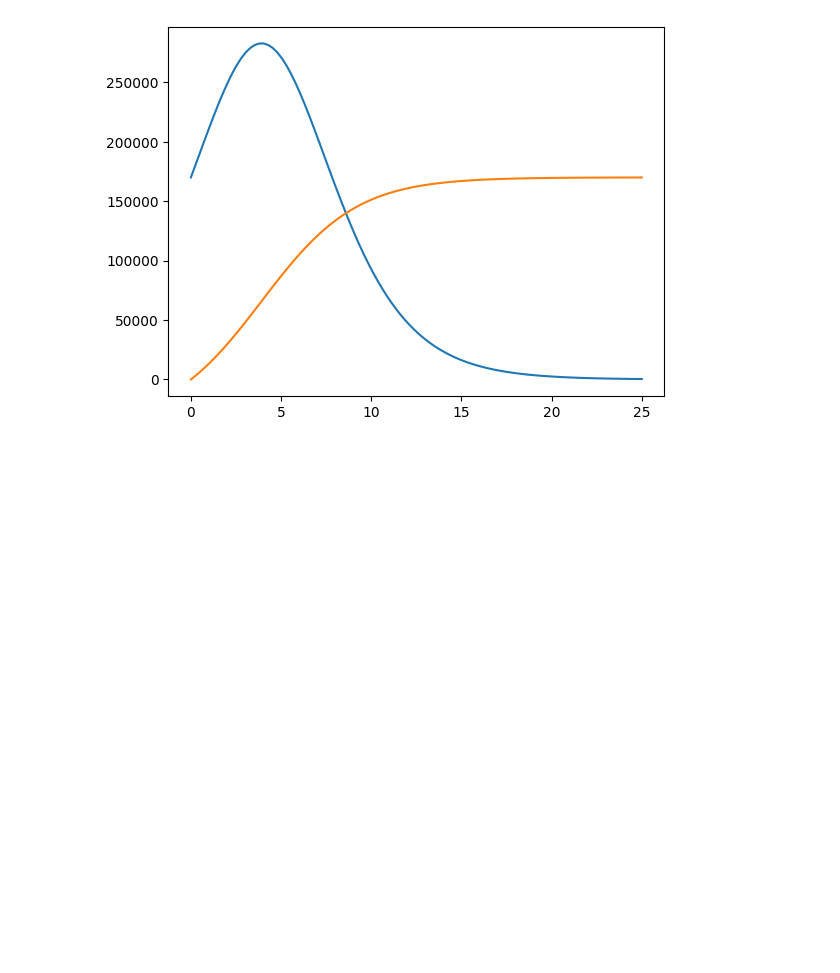
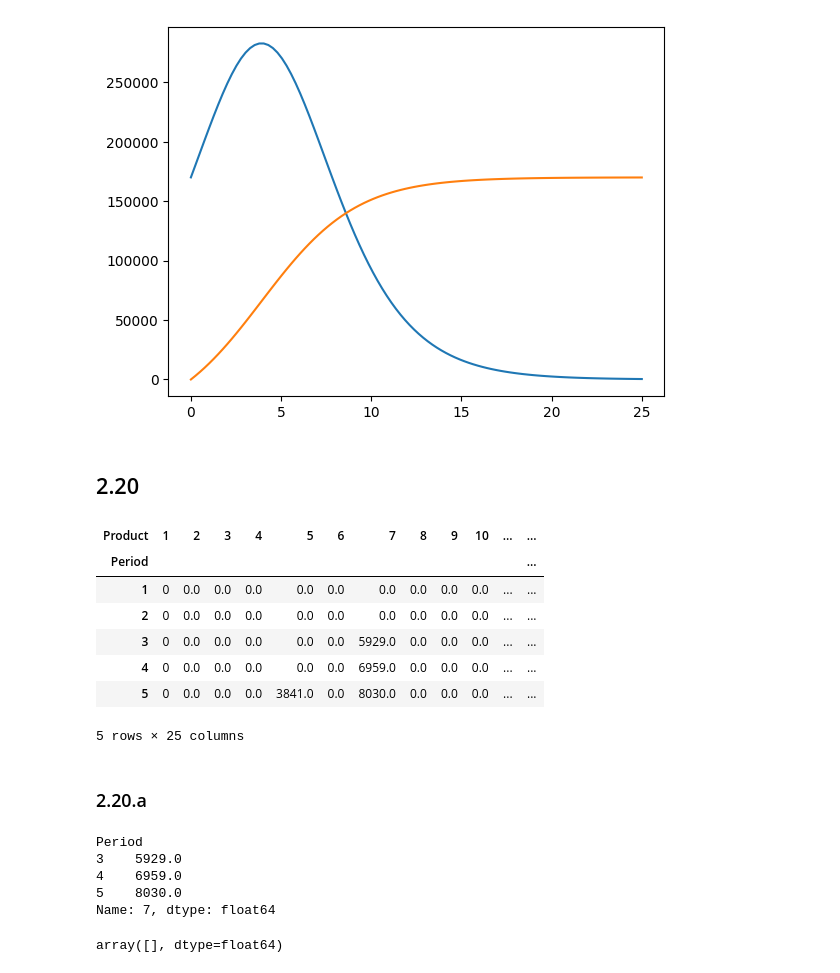
Before and after one commit to AlbinLind/Supply-Chain, a Jupyter notebook: week_1/seminar1.ipynb, the cells around one changed output. Saved outputs shown, nothing was run; the diff lists cells and outputs as text; code cells hidden in the pictures; blank space fills up the shorter version.

```diff
--- a/week_1/seminar1.ipynb
+++ b/week_1/seminar1.ipynb
@@ -203,3 +222,77 @@ plt.plot(t, D_t)
 # %% [output]
 [<matplotlib.lines.Line2D at 0x...>]
 [figure]
+# %% [markdown]
+## 2.20
+# %%
+batteries = pd.read_excel("batteries.xlsx")
+# 1. remove thr first row
+batteries = batteries.iloc[1:]
+# 2. make the first column the index
+batteries = batteries.set_index("Product")
+# 3. rename the the index to period
+batteries.index.name = "Period"
+# 4. name the column headers to be Product
+batteries.columns.name = "Product"
+
+batteries.head()
+# %% [output]
+| Product | 1 | 2 | 3 | 4 | 5 | 6 | 7 | 8 | 9 | 10 | ... | ... |
+| Period |  |  |  |  |  |  |  |  |  |  |  | ... |
+| 1 | 0 | 0.0 | 0.0 | 0.0 | 0.0 | 0.0 | 0.0 | 0.0 | 0.0 | 0.0 | ... | ... |
+| 2 | 0 | 0.0 | 0.0 | 0.0 | 0.0 | 0.0 | 0.0 | 0.0 | 0.0 | 0.0 | ... | ... |
+| 3 | 0 | 0.0 | 0.0 | 0.0 | 0.0 | 0.0 | 5929.0 | 0.0 | 0.0 | 0.0 | ... | ... |
+| 4 | 0 | 0.0 | 0.0 | 0.0 | 0.0 | 0.0 | 6959.0 | 0.0 | 0.0 | 0.0 | ... | ... |
+| 5 | 0 | 0.0 | 0.0 | 0.0 | 3841.0 | 0.0 | 8030.0 | 0.0 | 0.0 | 0.0 | ... | ... |
+5 rows × 25 columns
+# %% [markdown]
+### 2.20.a
+# %%
+batteries.loc[3:5,7]
+# %% [output]
+Period
+3    5929.0
+4    6959.0
+5    8030.0
+Name: 7, dtype: float64
+# %%
+#hmm...
+k_min = 3
+k_max = 9
+rho_min = 0.85
+T = batteries.shape[1]
+
+rho = np.zeros((T, k_max + 1))
+
+for product in range(1, T + 1):
+    for k in range(k_min, k_max + 1):
+        D_i_bar = np.mean(batteries.loc[k+1:, product])
+        D_t_exclude = batteries.drop(product, axis=1)
+        D_i_bar_exclude = np.mean(D_t_exclude.iloc[k + 1 :, :])
+        numerator = np.sum(
+            [
+                (batteries.loc[t-k, product] - D_i_bar)
+                * (D_t_exclude.loc[t,:].sum() - D_i_bar_exclude)
+                for t in range(k + 1, T + 1)
+            ]
+        )
+
+        denominator = np.sqrt(
+            np.sum(
+                [
+                    (batteries.loc[t - k, product] - D_i_bar) ** 2
+                    for t in range(k + 1, T + 1)
+                ]
+            )
+            * np.sum(
+                [
+                    (D_t_exclude.loc[t,:].sum() - D_i_bar_exclude) ** 2
+                    for t in range(k + 1, T + 1)
+                ]
+            )
+        )
+        rho[product - 1][k] = numerator / denominator
+
+rho[rho >= rho_min]
+# %% [output]
+array([], dtype=float64)
```
Also changed, not shown: parts of 16 cells of this notebook, 2 other files.
